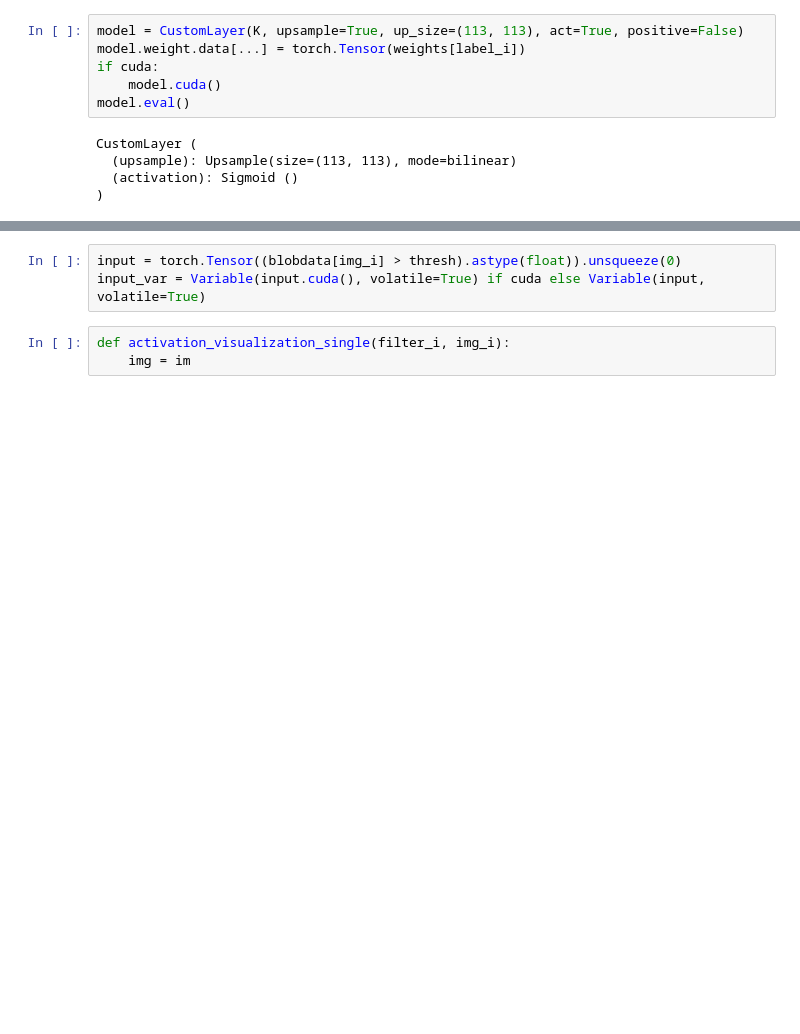
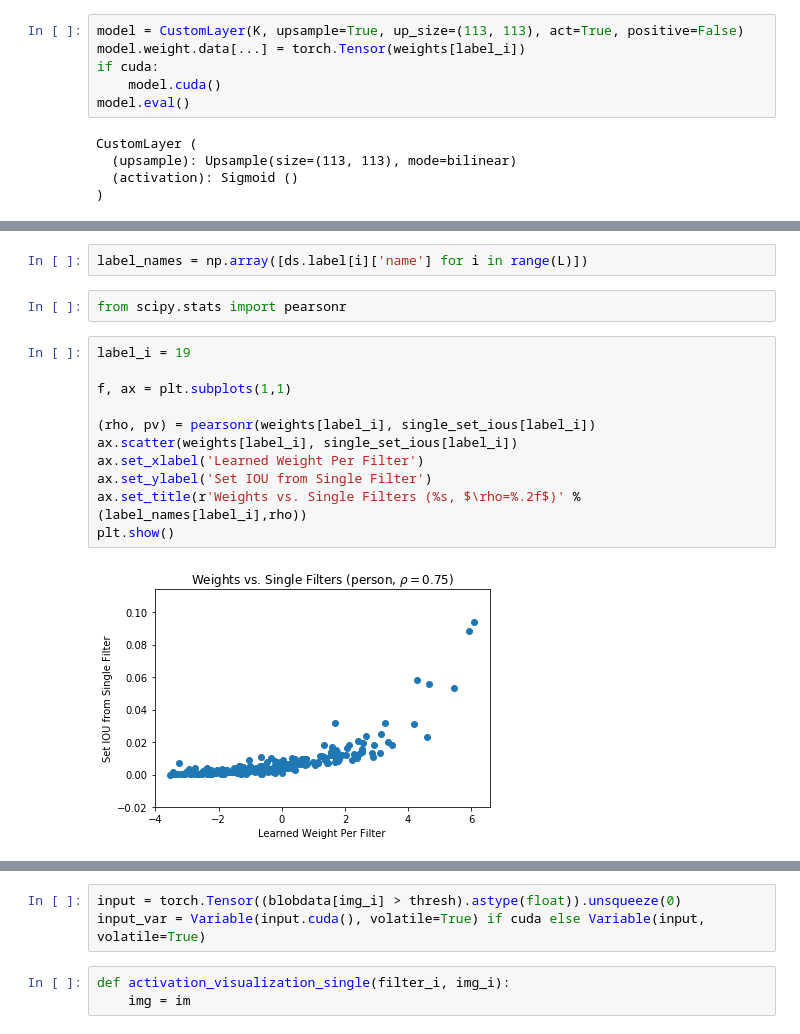
Before and after one commit to bonyuta0204/net2vec, a Jupyter notebook: src/playground.ipynb, the cells around one changed output, grey strips where cells are left out. Drawn from its saved outputs; the diff is of its cells as text; blank space fills up the shorter version.

```diff
--- a/src/playground.ipynb
+++ b/src/playground.ipynb
@@ -159,0 +174,17 @@ mask = (soft_mask > 0.5).astype(float)
+# %%
+label_names = np.array([ds.label[i]['name'] for i in range(L)])
+# %%
+from scipy.stats import pearsonr
+# %%
+label_i = 19
+
+f, ax = plt.subplots(1,1)
+
+(rho, pv) = pearsonr(weights[label_i], single_set_ious[label_i])
+ax.scatter(weights[label_i], single_set_ious[label_i])
+ax.set_xlabel('Learned Weight Per Filter')
+ax.set_ylabel('Set IOU from Single Filter')
+ax.set_title(r'Weights vs. Single Filters (%s, $\rho=%.2f$)' % (label_names[label_i],rho))
+plt.show()
+# %% [output]
+[figure, added]
```
Also changed, not shown: parts of 60 cells of this notebook, 2 other files.
